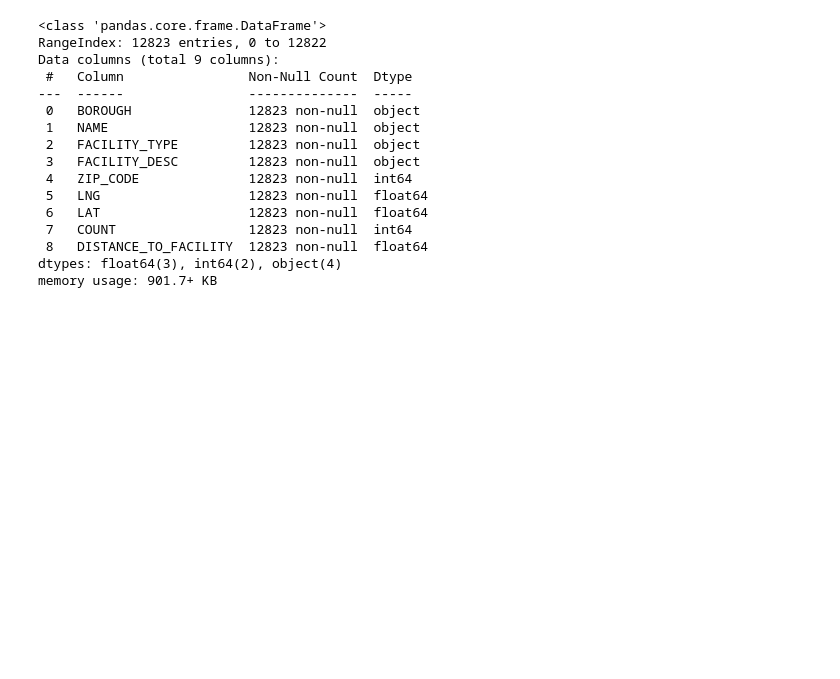
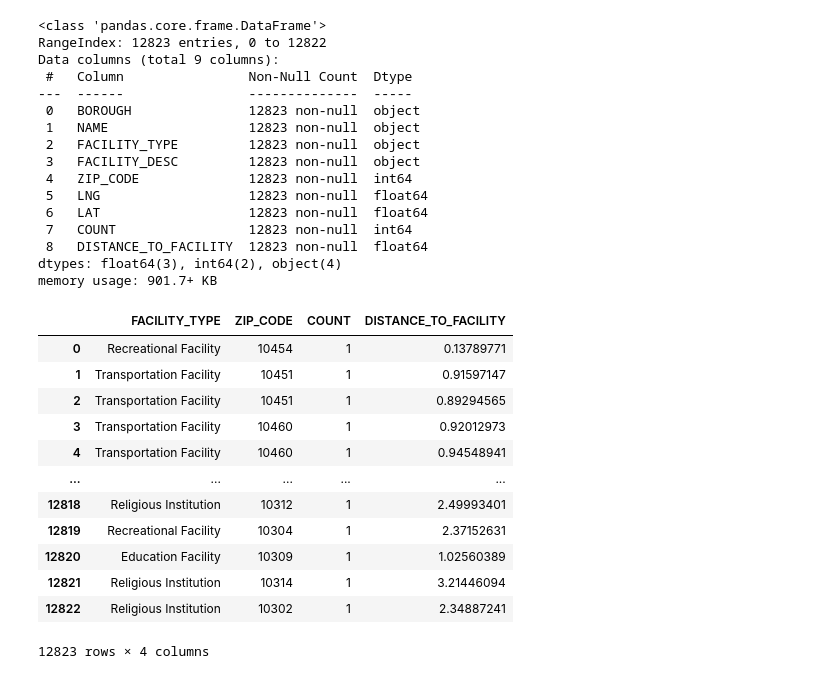
Before and after one commit to NikAkt/reiah, a Jupyter notebook: data_analytics/data_cleaning/amenities_data/amenities_data.ipynb, the cells around one changed output. Saved outputs shown, nothing was run; the diff lists cells and outputs as text; code cells hidden in the pictures; blank space fills up the shorter version.

```diff
--- a/data_analytics/data_cleaning/amenities_data/amenities_data.ipynb
+++ b/data_analytics/data_cleaning/amenities_data/amenities_data.ipynb
@@ -394,3 +394,19 @@ grouped_data.drop(columns=['NAME', 'DISTANCE_TO_FACILITY', 'BOROUGH', 'FACILITY_
+# %%
+grouped_data
+# %% [output]
+|  | FACILITY_TYPE | ZIP_CODE | COUNT | DISTANCE_TO_FACILITY |
+| 0 | Recreational Facility | 10454 | 1 | 0.13789771 |
+| 1 | Transportation Facility | 10451 | 1 | 0.91597147 |
+| 2 | Transportation Facility | 10451 | 1 | 0.89294565 |
+| 3 | Transportation Facility | 10460 | 1 | 0.92012973 |
+| 4 | Transportation Facility | 10460 | 1 | 0.94548941 |
+| ... | ... | ... | ... | ... |
+| 12818 | Religious Institution | 10312 | 1 | 2.49993401 |
+| 12819 | Recreational Facility | 10304 | 1 | 2.37152631 |
+| 12820 | Education Facility | 10309 | 1 | 1.02560389 |
+| 12821 | Religious Institution | 10314 | 1 | 3.21446094 |
+| 12822 | Religious Institution | 10302 | 1 | 2.34887241 |
+12823 rows × 4 columns
 # %%
 # Save
 grouped_data.to_csv('amenities_model_data.csv', index=False)
```
Also changed, not shown: parts of 2 cells of this notebook, 2 other files.
